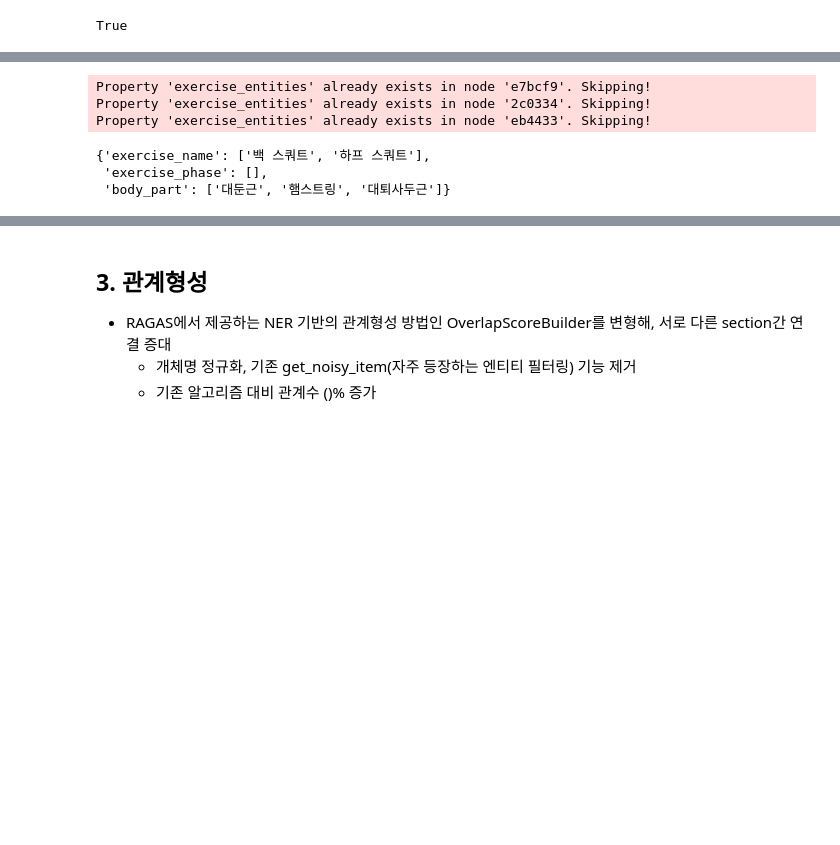
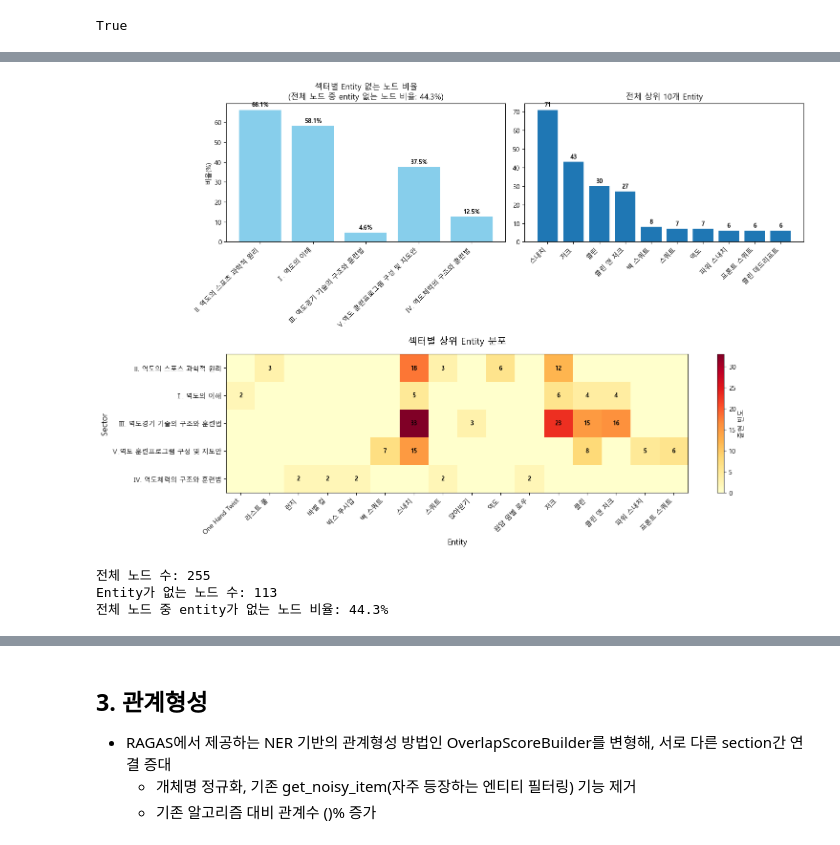
Before and after one commit to yswSlamDunk/SportAgent, a Jupyter notebook: jupyter/3002. RAGAS Customization.ipynb, the cells around one changed output, grey strips where cells are left out. Saved outputs shown, nothing was run; the diff lists cells and outputs as text; code cells hidden in the pictures; blank space fills up the shorter version.

Commit message:
2025/05/20 ragas custom 완료료

```diff
--- a/jupyter/3002. RAGAS Customization.ipynb
+++ b/jupyter/3002. RAGAS Customization.ipynb
@@ -51,10 +79,3 @@ from dotenv import load_dotenv
 load_dotenv()
 # %% [output]
 True
-# %%
-with open('../data/document/역도/chunk_with_overlap.json', 'r', encoding='utf-8') as f:
-    origin_data = json.load(f)
-
-# 'Ⅲ. 역도경기 기술의 구조와 훈련법', 'Ⅳ. 역도체력의 구조와 훈련법'를 사용
-sample_data = origin_data[2] + origin_data[3]
-print(len(sample_data))
@@ -71,17 +90,6 @@ from ragas.testset.graph import Node, NodeType
 
 generator_llm = LangchainLLMWrapper(ChatOpenAI(model='gpt-4o-mini'))
 generator_embeddings = LangchainEmbeddingsWrapper(OpenAIEmbeddings())
+
+kg = KnowledgeGraph.load('../data/document/역도/kg.json')
-# %%
-from langchain_core.documents import Document
-
-kg = KnowledgeGraph()
-
-for doc in sample_data:
-    kg.nodes.append(
-        Node(
-            type=NodeType.DOCUMENT,
-            properties={'page_content': doc['page_content'],
-                        'document_metadata': doc['metadata']}
-        )
-    )
 # %% [markdown]
@@ -301,34 +282,13 @@ from ragas.testset.transforms.extractors.llm_based import (
 
 llm = LangchainLLMWrapper(ChatOpenAI())
 
-customNer_extractor = CustomERExtractor(llm=generator_llm)
-summary_extractor = SummaryExtractor(llm=llm)
-themes_extractor = ThemesExtractor(llm=llm)
-embedding_extractor = EmbeddingExtractor(
-    embedding_model=generator_embeddings,
-    property_name="summary_embedding",
-    embed_property_name="summary",
-    filter_nodes=lambda node: node.get_property("summary") is not None
-)
+customER_extractor = CustomERExtractor(llm=generator_llm)
 
 transforms = [
-    customEr_extractor,
-    themes_extractor,
-    summary_extractor,
-    embedding_extractor
+    customER_extractor,
 ]
 
 # apply_transforms(kg, transforms=transforms)
-# kg.save('../data/document/역도/kg_sector3_4_custom_no_relation.json')
+# kg.save('../data/document/역도/kg.json')
-# %% [output]
-Property 'exercise_entities' already exists in node 'e7bcf9'. Skipping!
-Property 'exercise_entities' already exists in node '2c0334'. Skipping!
-Property 'exercise_entities' already exists in node 'eb4433'. Skipping!
 # %%
-kg = KnowledgeGraph.load('../data/document/역도/kg_sector3_4_custom_no_relation.json')
+# kg = KnowledgeGraph.load('../data/document/역도/kg.json')
-# %%
-kg.nodes[80].properties['exercise_entities']
-# %% [output]
-{'exercise_name': ['백 스쿼트', '하프 스쿼트'],
- 'exercise_phase': [],
- 'body_part': ['대둔근', '햄스트링', '대퇴사두근']}
@@ -334,0 +417,7 @@ kg.nodes[80].properties['exercise_entities']
+# %%
+analyze_node_entity(kg, 'exercise_name')
+# %% [output]
+[figure, added]
+전체 노드 수: 255
+Entity가 없는 노드 수: 113
+전체 노드 중 entity가 없는 노드 비율: 44.3%
```
Also changed, not shown: parts of 79 cells of this notebook, 2 other files.
